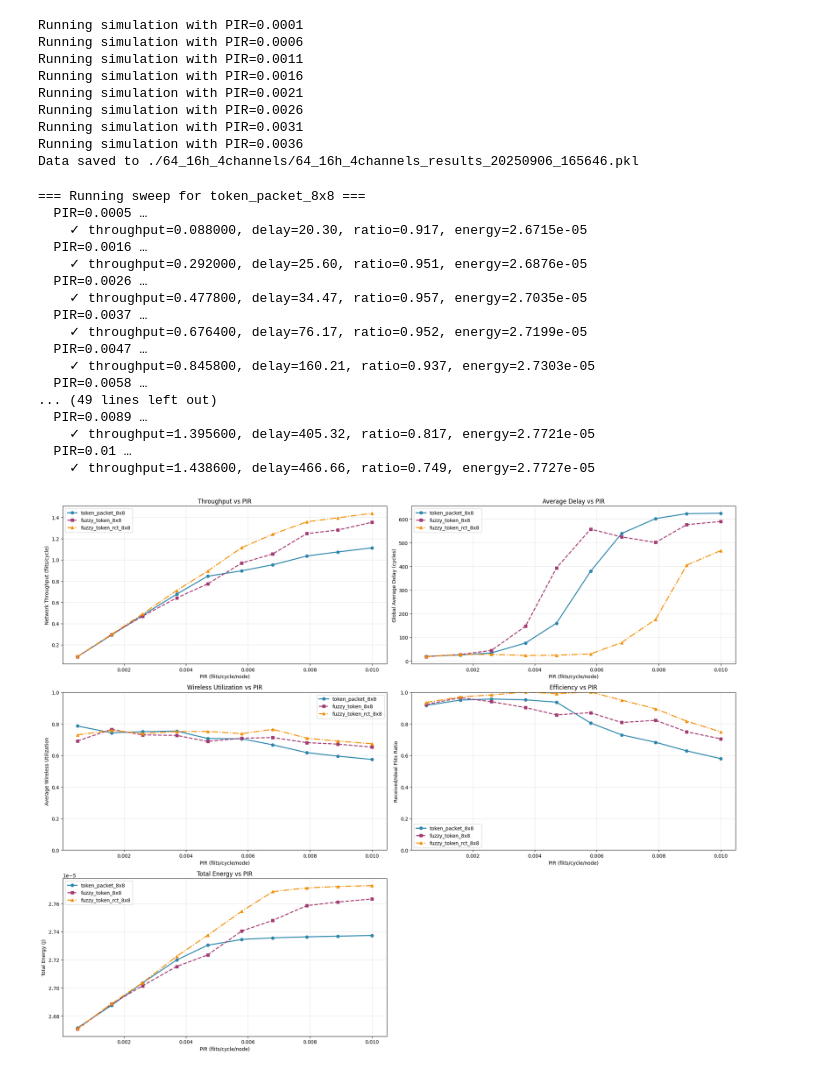
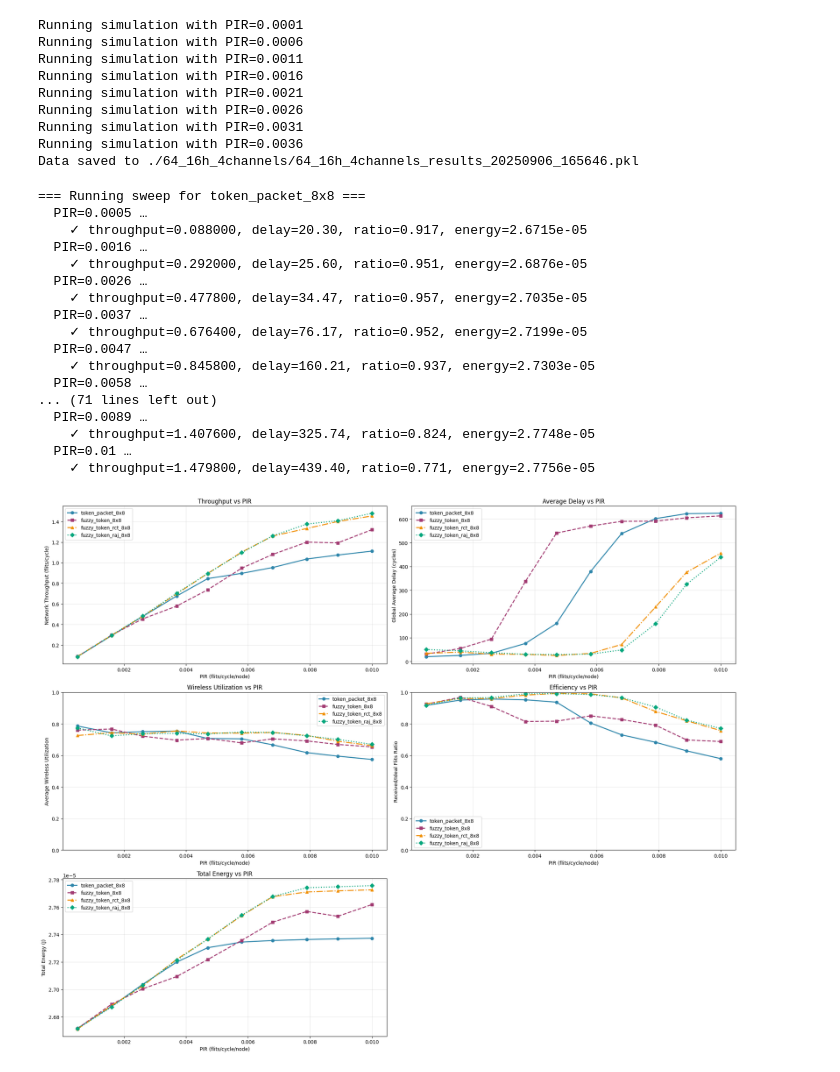
Before and after one commit to Jain-Nishkarsh/WiNoC-SOP, a Jupyter notebook: results/evaluate.ipynb, the cells around one changed output. Saved outputs shown, nothing was run; the diff lists cells and outputs as text; code cells hidden in the pictures.

```diff
--- a/results/evaluate.ipynb
+++ b/results/evaluate.ipynb
@@ -126,7 +126,7 @@ CONFIGS = [
     "../custom_config/token_packet_8x8.yaml",
     "../custom_config/fuzzy_token_8x8.yaml",
     "../custom_config/fuzzy_token_rct_8x8.yaml",
-    # "../custom_config/fuzzy_token_raj_8x8.yaml",
+    "../custom_config/fuzzy_token_raj_8x8.yaml",
 ]
 
 BIN_DIR = Path("../bin").resolve()
@@ -288,34 +288,34 @@ ax4.set_ylim(0.0, 1.0)
 ax4.grid(True, alpha=0.3)
 ax4.legend()
 
 # Configure Total Energy plot
 ax5.set_xlabel("PIR (flits/cycle/node)")
 ax5.set_ylabel("Total Energy (J)")
 ax5.set_title("Total Energy vs PIR")
 ax5.grid(True, alpha=0.3)
 ax5.legend()
 
 # Hide the unused subplot
 ax6.axis('off')
 
 plt.tight_layout()
 plt.show()
 # %% [output]
 === Running sweep for token_packet_8x8 ===
   PIR=0.0005 …
     ✓ throughput=0.088000, delay=20.30, ratio=0.917, energy=2.6715e-05
   PIR=0.0016 …
     ✓ throughput=0.292000, delay=25.60, ratio=0.951, energy=2.6876e-05
   PIR=0.0026 …
     ✓ throughput=0.477800, delay=34.47, ratio=0.957, energy=2.7035e-05
   PIR=0.0037 …
     ✓ throughput=0.676400, delay=76.17, ratio=0.952, energy=2.7199e-05
   PIR=0.0047 …
     ✓ throughput=0.845800, delay=160.21, ratio=0.937, energy=2.7303e-05
   PIR=0.0058 …
-... (49 lines left out)
+... (71 lines left out)
   PIR=0.0089 …
-    ✓ throughput=1.395600, delay=405.32, ratio=0.817, energy=2.7721e-05
+    ✓ throughput=1.407600, delay=325.74, ratio=0.824, energy=2.7748e-05
   PIR=0.01 …
-    ✓ throughput=1.438600, delay=466.66, ratio=0.749, energy=2.7727e-05
+    ✓ throughput=1.479800, delay=439.40, ratio=0.771, energy=2.7756e-05
-[figure, old version]
+[figure, new version]
```
Also changed, not shown: 5 other files.
